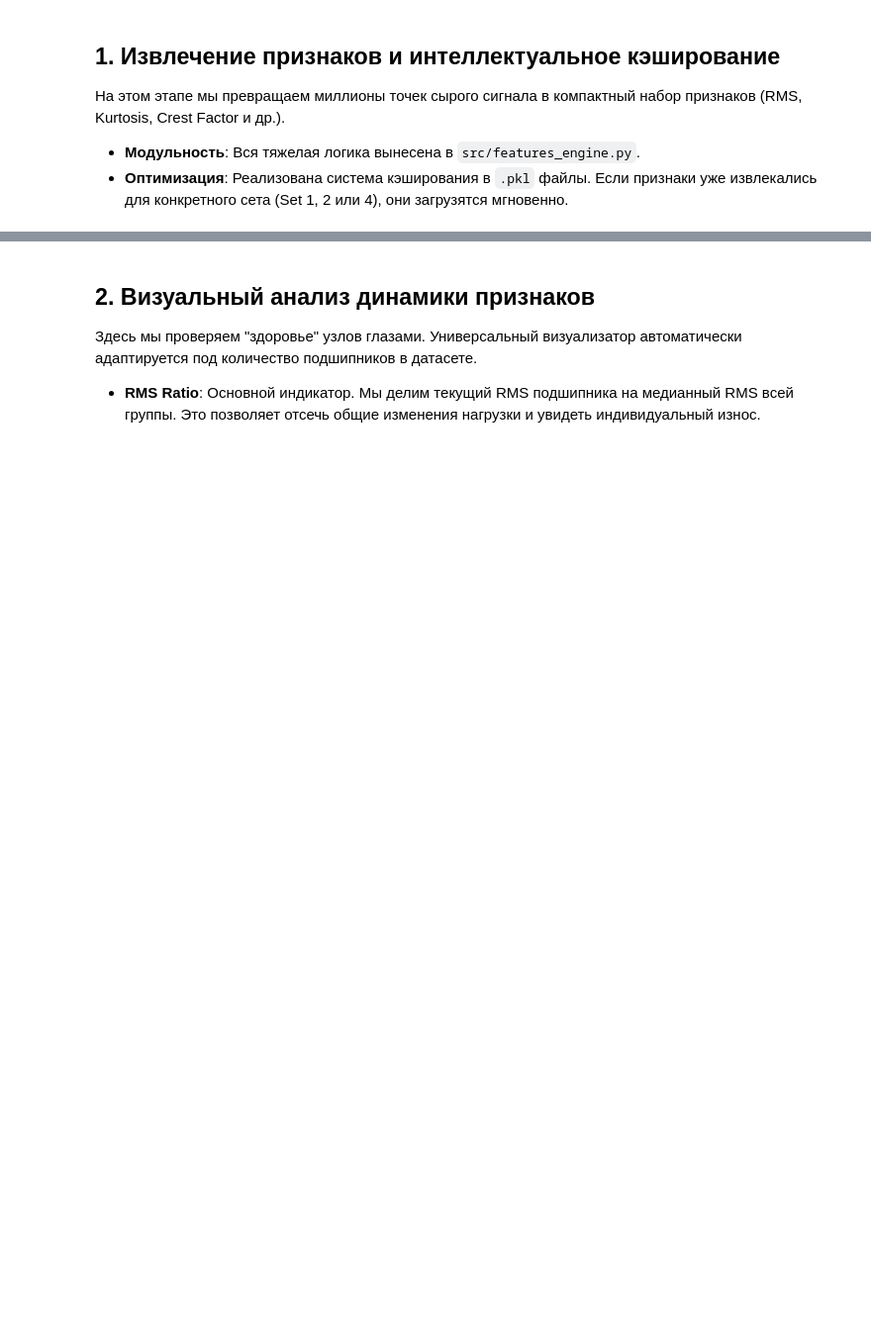
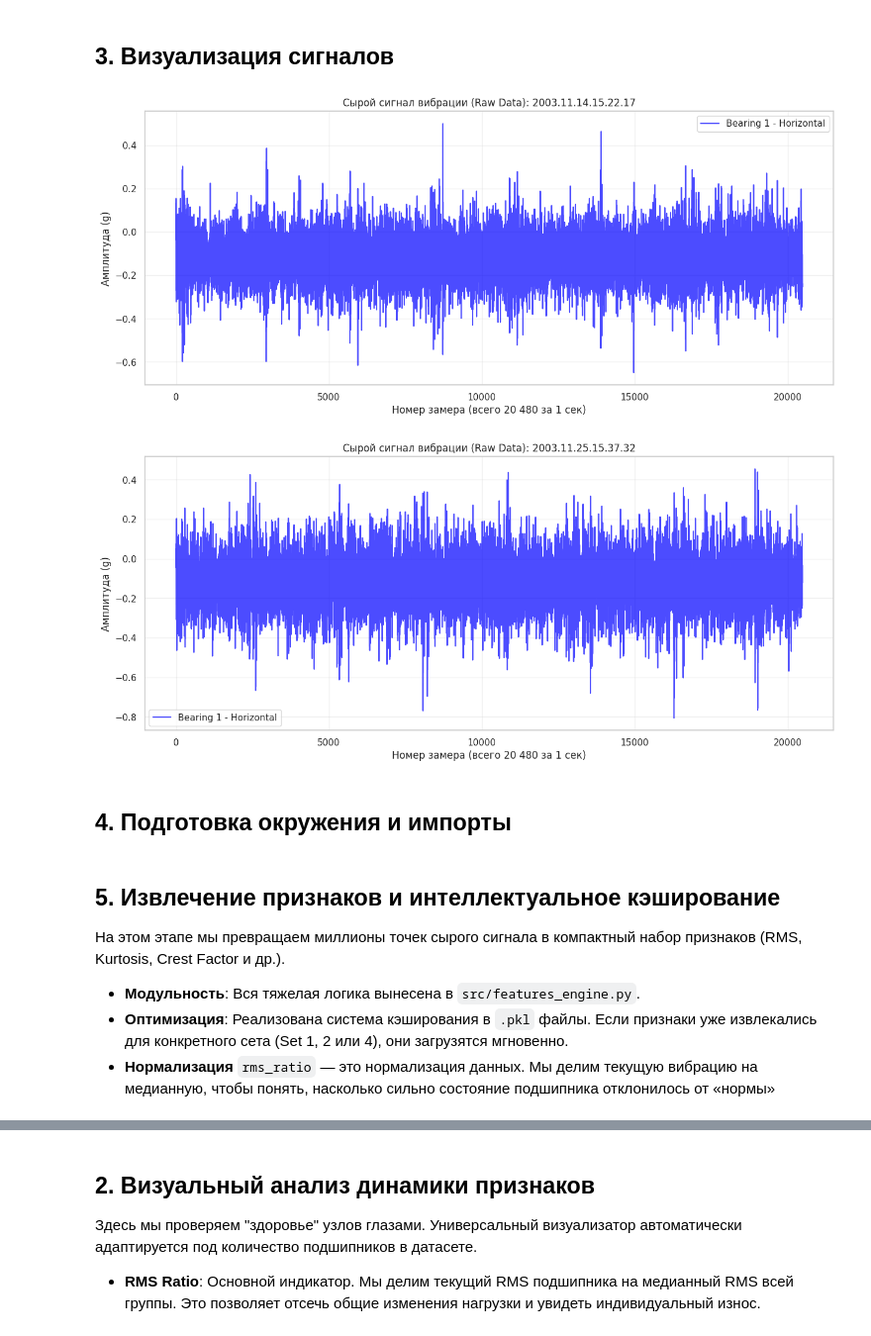
Before and after one commit to czeberyak/industrial-health-index-pdm, a Jupyter notebook: notebooks/industrial-health-index-pdm.ipynb, the cells around one changed output, grey strips where cells are left out. Shown at 99% size. Saved outputs shown, nothing was run; the diff lists cells and outputs as text; code cells hidden in the pictures; blank space fills up the shorter version.

```diff
--- a/notebooks/industrial-health-index-pdm.ipynb
+++ b/notebooks/industrial-health-index-pdm.ipynb
@@ -29,6 +32,45 @@
 | 1 | 22.10.2003–25.11.2003 | 2 156 | 8 (2 датчика на подшипник) | Внутренний дефект (подшипник 3), дефект ролика (подшипник 4) |
 | 2 | 12.02.2004–19.02.2004 | 984 | 4 (1 датчик на подшипник) | Внешний дефект (подшипник 1) |
 | 3 | 04.03.2004–04.04.2004 | 4 448 | 4 (1 датчик на подшипник) | Внешний дефект (подшипник 3) |
+# %% [markdown]
+## 3. Визуализация сигналов
+# %%
+import pandas as pd
+import matplotlib.pyplot as plt
+import os
+
+def plot_raw_file(file_path):
+    # В Set 1 файлы разделены табуляцией, 8 колонок
+    df_raw = pd.read_csv(file_path, sep='\t', header=None)
+
+    # Названия колонок для Set 1 (2 датчика на каждый из 4 подшипников)
+    columns = ['B1_H', 'B1_V', 'B2_H', 'B2_V', 'B3_H', 'B3_V', 'B4_H', 'B4_V']
+    df_raw.columns = columns
+
+    plt.figure(figsize=(15, 6))
+
+    # Рисуем сигнал 1-го подшипника (горизонтальный канал)
+    plt.plot(df_raw['B1_H'], label='Bearing 1 - Horizontal', alpha=0.7, color='blue')
+    # plt.plot(df_raw['B1_V'], label='Bearing 1 - Vertical', alpha=0.5, color='orange')
+
+    plt.title(f"Сырой сигнал вибрации (Raw Data): {os.path.basename(file_path)}")
+    plt.xlabel("Номер замера (всего 20 480 за 1 сек)")
+    plt.ylabel("Амплитуда (g)")
+    plt.legend()
+    plt.grid(True, alpha=0.3)
+    plt.show()
+
+# График сырого сигнала вибрации исправного подшипника
+plot_raw_file('../data/1st_test/2003.11.14.15.22.17')
+
+# График сырого сигнала вибрации  деградирующего подшипника
+
+plot_raw_file('../data/1st_test/2003.11.25.15.37.32')
+# %% [output]
+[figure, added]
+[figure, added]
+# %% [markdown]
+## 4. Подготовка окружения и импорты
 # %%
 import pandas as pd
 import numpy as np
@@ -51,9 +93,11 @@ data_path = Path('../data/1st_test')
 # data_path = Path('../data/4th_test')
 # %% [markdown]
-## 1. Извлечение признаков и интеллектуальное кэширование
+## 5. Извлечение признаков и интеллектуальное кэширование
 На этом этапе мы превращаем миллионы точек сырого сигнала в компактный набор признаков (RMS, Kurtosis, Crest Factor и др.).
 - **Модульность**: Вся тяжелая логика вынесена в `src/features_engine.py`.
-- **Оптимизация**: Реализована система кэширования в `.pkl` файлы. Если признаки уже извлекались для конкретного сета (Set 1, 2 или 4), они загрузятся мгновенно.
+- **Оптимизация**: Реализована система кэширования в `.pkl` файлы.
+ Если признаки уже извлекались для конкретного сета (Set 1, 2 или 4), они загрузятся мгновенно.
+- **Нормализация** `rms_ratio` — это нормализация данных. Мы делим текущую вибрацию на медианную, чтобы понять, насколько сильно состояние подшипника отклонилось от «нормы»
 # %%
 import os
 
```
Also changed, not shown: parts of 19 cells of this notebook, 2 other files.
